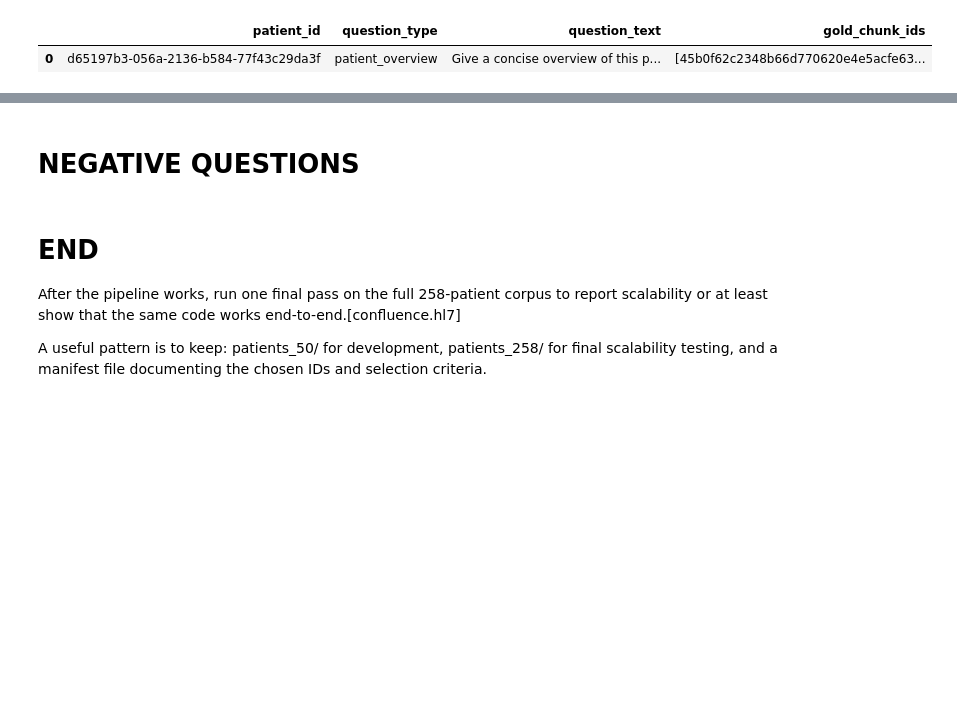
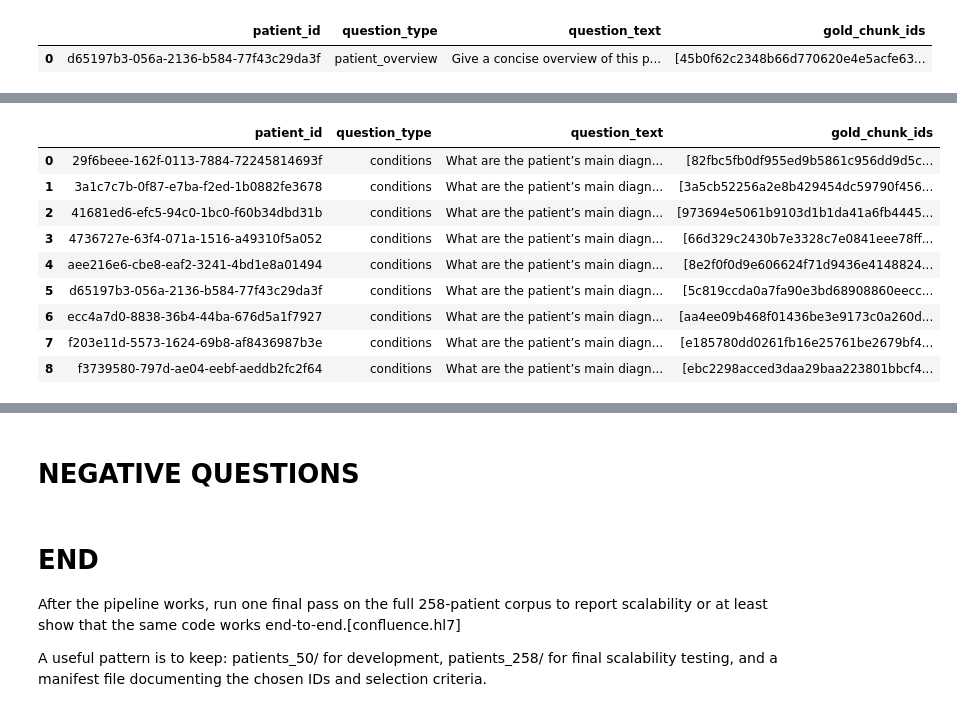
Before and after one commit to btomaszewicz/llm-zoomcamp-capstone-project, a Jupyter notebook: notebooks/rag_eval_cost.ipynb, the cells around one changed output, grey strips where cells are left out. Cells and saved outputs as stored; diff of their text form; code cells hidden in the pictures; blank space fills up the shorter version.

```diff
--- a/notebooks/rag_eval_cost.ipynb
+++ b/notebooks/rag_eval_cost.ipynb
@@ -2953,0 +3094,42 @@ display(patient_overview_annotation)
+# %%
+QUESTION_TYPE = "conditions"
+QUESTION_TEXT = "What are the patient’s main diagnosed conditions?"
+
+condition_doc_types = ["conditions"]
+condition_headings = [
+    "Recent Condition",
+    "Recent Results",
+]
+
+mask_doc_type = chunks_df["doc_type"].isin(condition_doc_types)
+mask_heading = chunks_df["heading"].isin(condition_headings)
+
+relevant_mask = mask_doc_type | mask_heading
+
+conditions_gold = (
+    chunks_df.loc[relevant_mask, ["patient_id", "chunk_id"]]
+    .groupby("patient_id")["chunk_id"]
+    .apply(list)
+    .reset_index()
+    .rename(columns={"chunk_id": "gold_chunk_ids"})
+)
+
+conditions_gold["question_type"] = QUESTION_TYPE
+conditions_gold["question_text"] = QUESTION_TEXT
+
+conditions_gold = conditions_gold[
+    ["patient_id", "question_type", "question_text", "gold_chunk_ids"]
+]
+
+display(conditions_gold)
+# %% [output]
+|  | patient_id | question_type | question_text | gold_chunk_ids |
+| 0 | 29f6beee-162f-0113-7884-72245814693f | conditions | What are the patient’s main diagn... | [82fbc5fb0df955ed9b5861c956dd9d5c... |
+| 1 | 3a1c7c7b-0f87-e7ba-f2ed-1b0882fe3678 | conditions | What are the patient’s main diagn... | [3a5cb52256a2e8b429454dc59790f456... |
+| 2 | 41681ed6-efc5-94c0-1bc0-f60b34dbd31b | conditions | What are the patient’s main diagn... | [973694e5061b9103d1b1da41a6fb4445... |
+| 3 | 4736727e-63f4-071a-1516-a49310f5a052 | conditions | What are the patient’s main diagn... | [66d329c2430b7e3328c7e0841eee78ff... |
+| 4 | aee216e6-cbe8-eaf2-3241-4bd1e8a01494 | conditions | What are the patient’s main diagn... | [8e2f0f0d9e606624f71d9436e4148824... |
+| 5 | d65197b3-056a-2136-b584-77f43c29da3f | conditions | What are the patient’s main diagn... | [5c819ccda0a7fa90e3bd68908860eecc... |
+| 6 | ecc4a7d0-8838-36b4-44ba-676d5a1f7927 | conditions | What are the patient’s main diagn... | [aa4ee09b468f01436be3e9173c0a260d... |
+| 7 | f203e11d-5573-1624-69b8-af8436987b3e | conditions | What are the patient’s main diagn... | [e185780dd0261fb16e25761be2679bf4... |
+| 8 | f3739580-797d-ae04-eebf-aeddb2fc2f64 | conditions | What are the patient’s main diagn... | [ebc2298acced3daa29baa223801bbcf4... |
```
Also changed, not shown: parts of 23 cells of this notebook.
